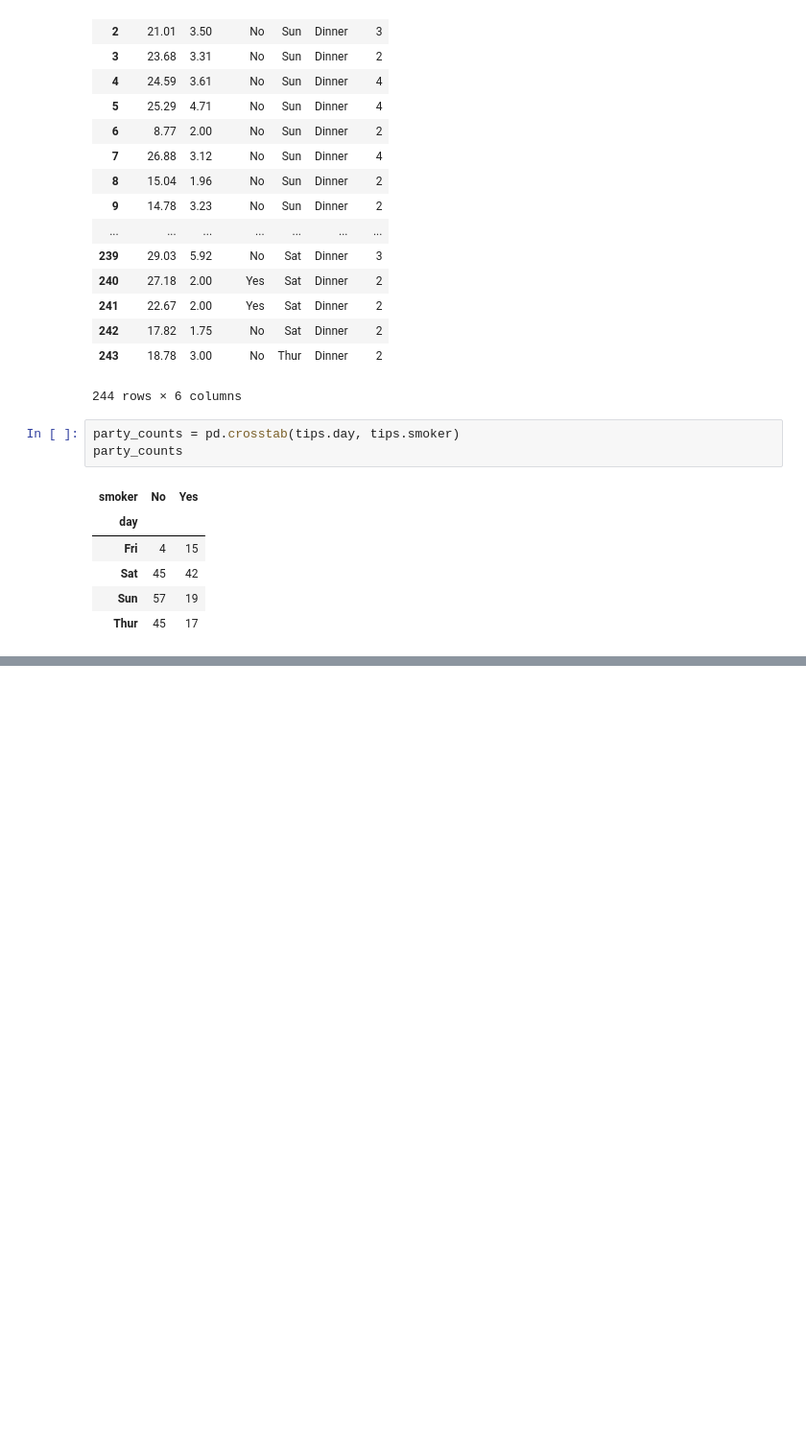
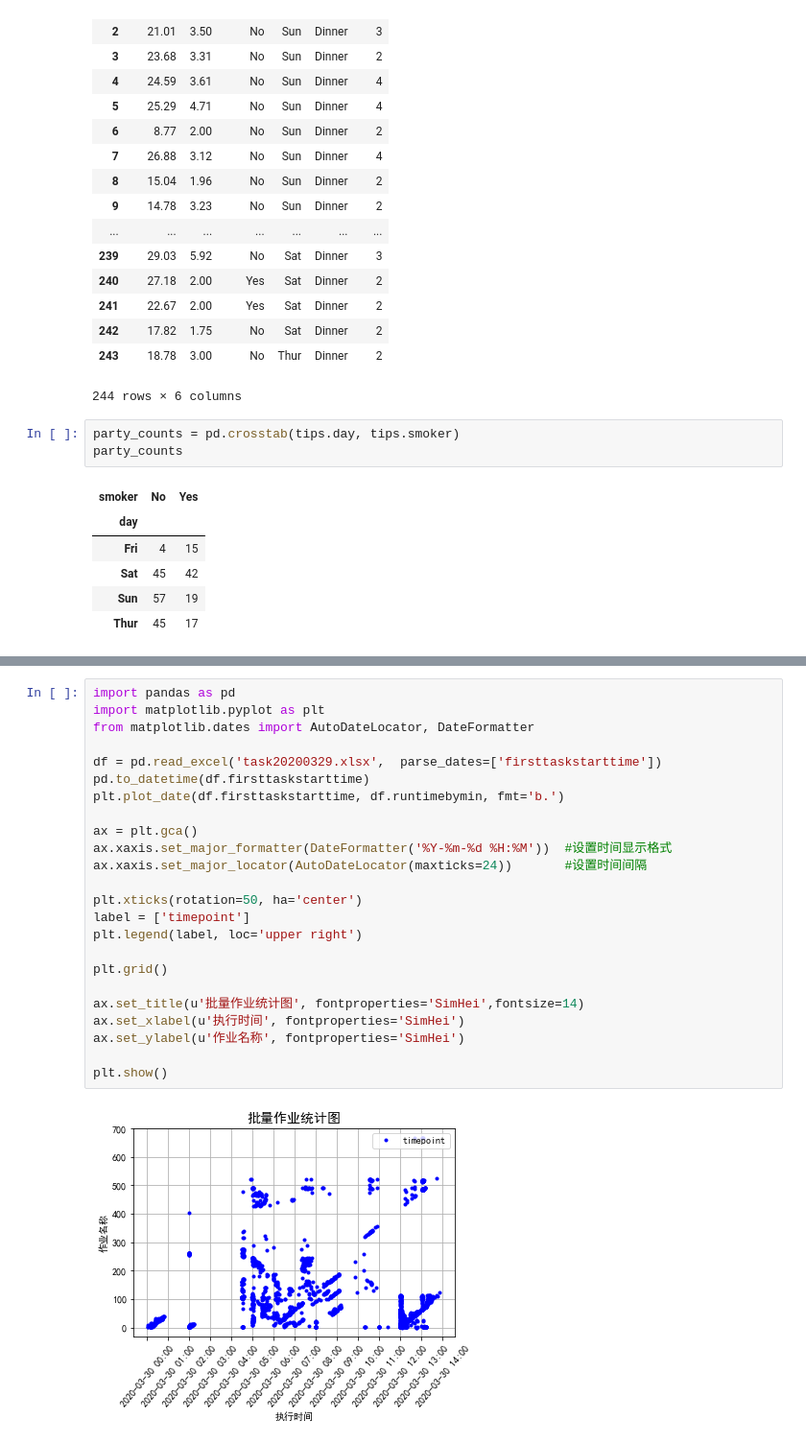
Before and after one commit to hjzheng818/python-study, a Jupyter notebook: Python_For_Data_Analysis_ch08.ipynb, the cells around one changed output, grey strips where cells are left out. Shown at 96% size. Drawn from its saved outputs; the diff is of its cells as text; blank space fills up the shorter version.

```diff
--- a/Python_For_Data_Analysis_ch08.ipynb
+++ b/Python_For_Data_Analysis_ch08.ipynb
@@ -289,0 +318,26 @@ datetime.timedelta
+# %%
+import pandas as pd
+import matplotlib.pyplot as plt
+from matplotlib.dates import AutoDateLocator, DateFormatter
+
+df = pd.read_excel('task20200329.xlsx',  parse_dates=['firsttaskstarttime'])
+pd.to_datetime(df.firsttaskstarttime)
+plt.plot_date(df.firsttaskstarttime, df.runtimebymin, fmt='b.')
+
+ax = plt.gca()
+ax.xaxis.set_major_formatter(DateFormatter('%Y-%m-%d %H:%M'))  #设置时间显示格式
+ax.xaxis.set_major_locator(AutoDateLocator(maxticks=24))       #设置时间间隔
+
+plt.xticks(rotation=50, ha='center')
+label = ['timepoint']
+plt.legend(label, loc='upper right')
+
+plt.grid()
+
+ax.set_title(u'批量作业统计图', fontproperties='SimHei',fontsize=14)
+ax.set_xlabel(u'执行时间', fontproperties='SimHei')
+ax.set_ylabel(u'作业名称', fontproperties='SimHei')
+
+plt.show()
+# %% [output]
+[figure, added]
```
Also changed, not shown: parts of 18 cells of this notebook.
